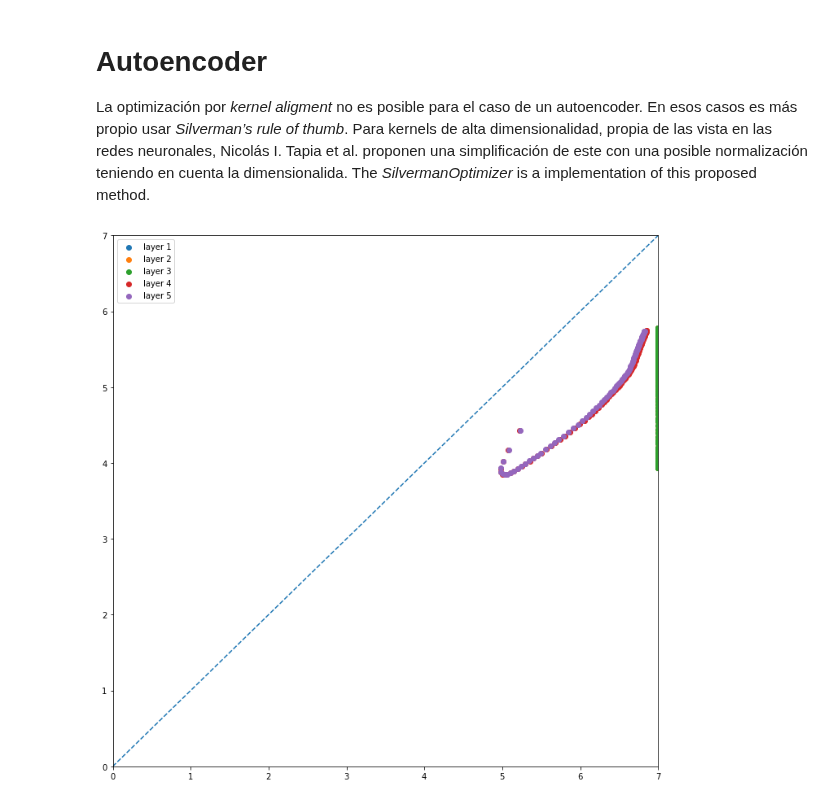
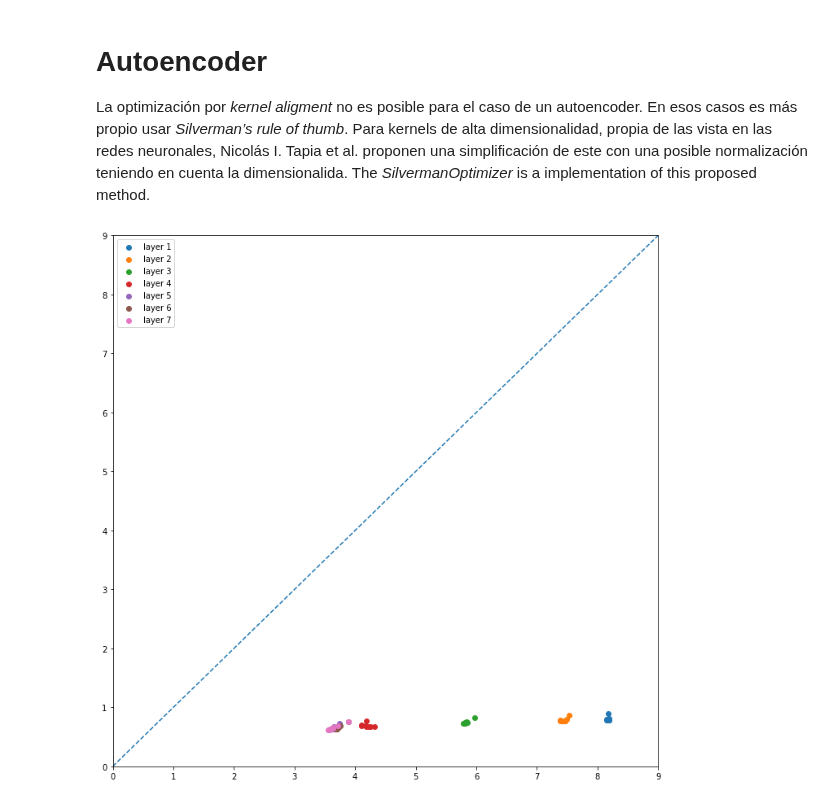
Before and after one commit to SolidusAbi/IPDL, a Jupyter notebook: notebooks/tutorial.ipynb, the cells around one changed output. Cells and saved outputs as stored; diff of their text form; code cells hidden in the pictures.

Commit message:
Optimizer finished, test in tutorial.ipynb

```diff
--- a/notebooks/tutorial.ipynb
+++ b/notebooks/tutorial.ipynb
@@ -94,7 +94,7 @@ For this example, MNIST dataset will be used...
 transformToTensor = Compose([ ToTensor() ])
 dataset = torchvision.datasets.MNIST("../datasets/MNIST/", train=True, download=True, transform=transformToTensor)
 train_set, val_set = torch.utils.data.random_split(dataset, [59850 , 150])
-train_dataloader = DataLoader(train_set, batch_size=120, shuffle=True, num_workers=0)
+train_dataloader = DataLoader(train_set, batch_size=256, shuffle=True, num_workers=0)
 eval_dataloader = DataLoader(val_set, batch_size=150, shuffle=False, num_workers=0)
 # %% [markdown]
 The first step is to generate the matrices $A_x$ and $A_y$. In this case, the matrices are going to be generate directly but it could be generate applying the MatrixEstimator class. The sigma values used are the proposed in [referencia]..
@@ -355,6 +364,6 @@ transformToTensor = Compose([
 
 dataset = torchvision.datasets.MNIST("../datasets/MNIST/", train=True, download=True, transform=transformToTensor)
 train_set, val_set = torch.utils.data.random_split(dataset, [59488 , 512])
-train_dataloader = DataLoader(train_set, batch_size=256, shuffle=True, num_workers=0)
-eval_dataloader = DataLoader(val_set, batch_size=128, shuffle=False, num_workers=0)
+train_dataloader = DataLoader(train_set, batch_size=64, shuffle=True, num_workers=0)
+eval_dataloader = DataLoader(val_set, batch_size=512, shuffle=False, num_workers=0)
 # %%
@@ -373,11 +382,11 @@ _, Ax = matrix_estimator(val_inputs, sigma=.1)
 # %%
 model = AutoEncoder().to(device)
 # %%
-n_epoch = 100
+n_epoch = 10
 criterion = nn.MSELoss()
 optimizer = torch.optim.SGD(model.parameters(), lr=0.01, momentum=0.9)
 scheduler = torch.optim.lr_scheduler.StepLR(optimizer, 100, gamma=0.1)
-matrix_optimizer = SivermanOptimizer(model, gamma= .1, normalize_dim = True)
+matrix_optimizer = SilvermanOptimizer(model, gamma= .5, normalize_dim = True)
 
 model.train()
 
@@ -423,24 +432,22 @@ for epoch in epoch_iterator:
     matrix_optimizer.step()
     ip.computeMutualInformation(Ax.cpu())
 # %%
-
-
 from matplotlib import pyplot as plt
 from IPDL import MatrixBasedRenyisEntropy
 
 f, ax = plt.subplots(figsize=(12, 12))
 reference = MatrixBasedRenyisEntropy.entropy(Ax).cpu()
 ax.set(xlim=(0, reference), ylim=(0, reference))
 
-Ixt, Ity = ip.getMutualInformation(moving_average_n=10)
+Ixt, Ity = ip.getMutualInformation(moving_average_n=3)
 
-for idx in range(len(Ixt)-2):
+for idx in range(len(Ixt)):
     current_Ixt = Ixt[idx]
     current_Ity = Ity[idx]
     ax.scatter(current_Ixt, current_Ity, label="layer {}".format(idx+1))
 
 ax.plot([0, 1], [0, 1], transform=ax.transAxes, linestyle='dashed')
 plt.legend()
-f.show()
+plt.show()
 # %% [output]
-[figure, old version]
+[figure, new version]
```
Also changed, not shown: parts of 9 cells of this notebook, 7 other files.
